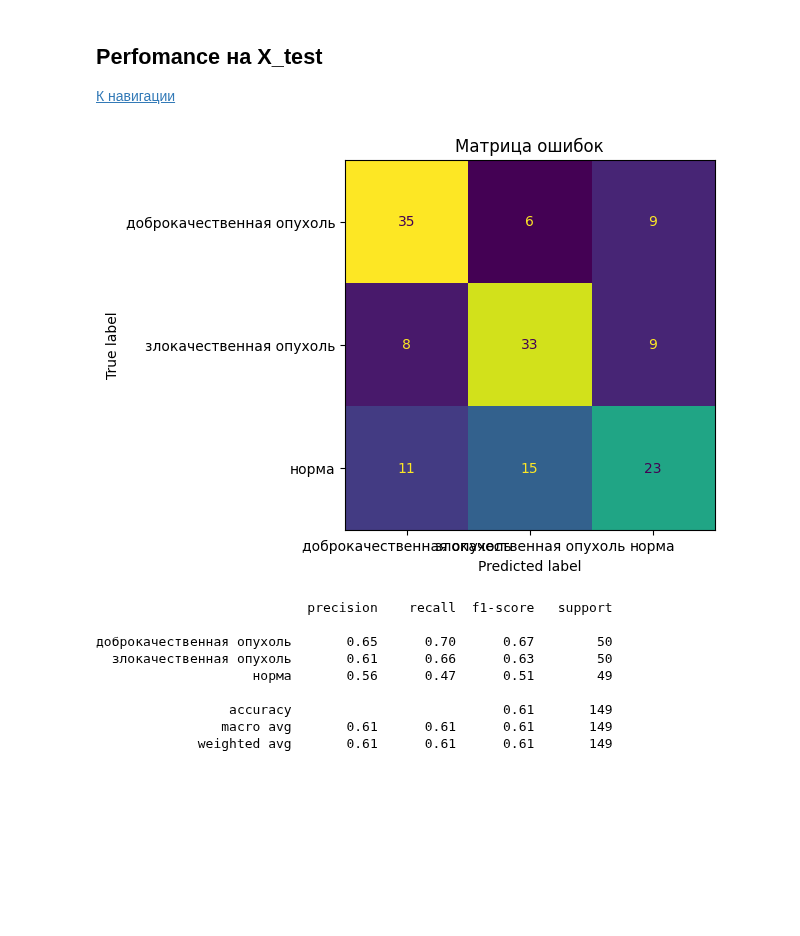
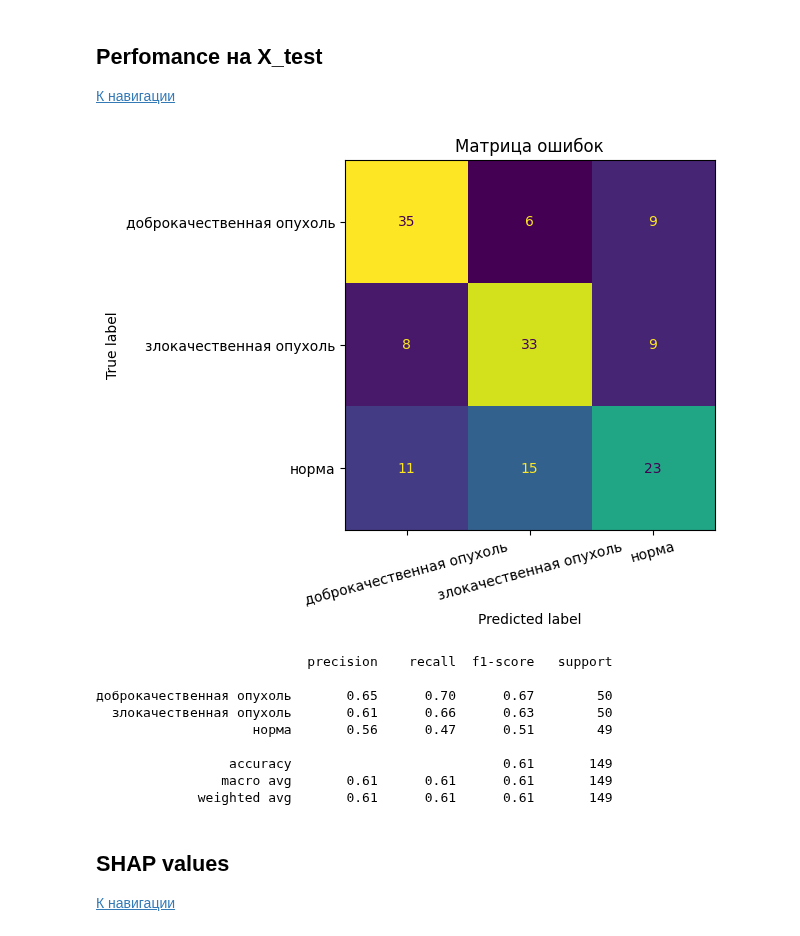
Before and after one commit to mikhailmartin/Breast-Cancer, a Jupyter notebook: notebooks/CatBoost.ipynb, the cells around one changed output. Drawn from its saved outputs; the diff is of its cells as text; code cells hidden in the pictures; blank space fills up the shorter version.

```diff
--- a/notebooks/CatBoost.ipynb
+++ b/notebooks/CatBoost.ipynb
@@ -31,7 +32,7 @@ import src
 # %%
 optuna.logging.set_verbosity(optuna.logging.WARNING)
 # %%
-DATA_PATH = os.path.join('..', 'data', 'encoded', 'encoded.csv')
+DATA_PATH = os.path.join('..', 'data', 'processed', 'encoded.csv')
 
 N_TRIALS = 5
 N_SPLITS = 10
@@ -173,9 +174,9 @@ Pipeline(steps=[('preprocessing',
 
 [К навигации](#Навигация)
 # %%
-my_multiclass_classification_report(y_test, model.predict(X_test))
+my_multiclass_classification_report(model, X_test, y_test, cm_kw=dict(xticks_rotation=15))
 # %% [output]
-[figure, old version]
+[figure, new version]
                            precision    recall  f1-score   support
 
 доброкачественная опухоль       0.65      0.70      0.67        50
@@ -185,3 +186,7 @@ my_multiclass_classification_report(y_test, model.predict(X_test))
                  accuracy                           0.61       149
                 macro avg       0.61      0.61      0.61       149
              weighted avg       0.61      0.61      0.61       149
+# %% [markdown]
+## SHAP values
+
+[К навигации](#Навигация)
```
Also changed, not shown: parts of 6 cells of this notebook, 27 other files.
